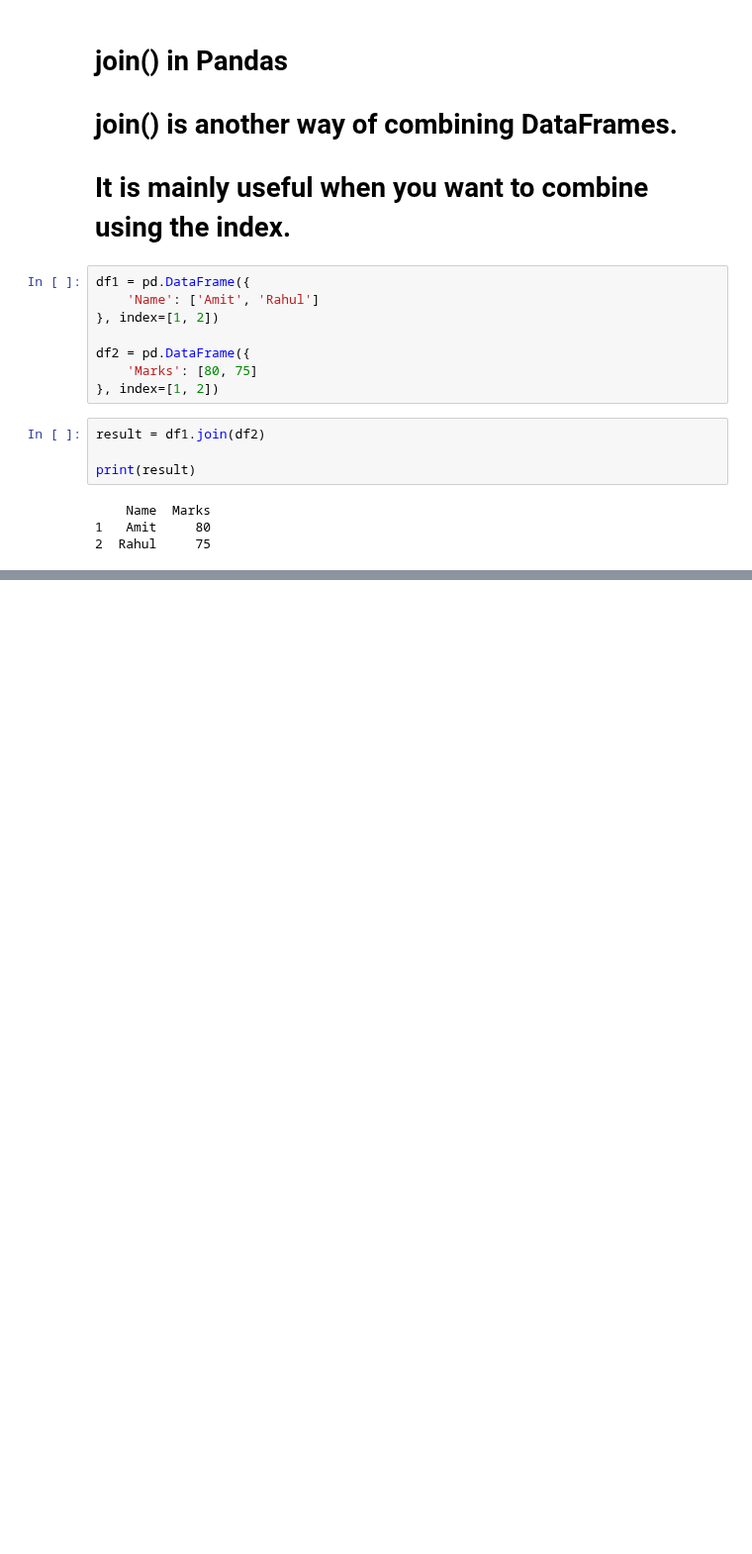
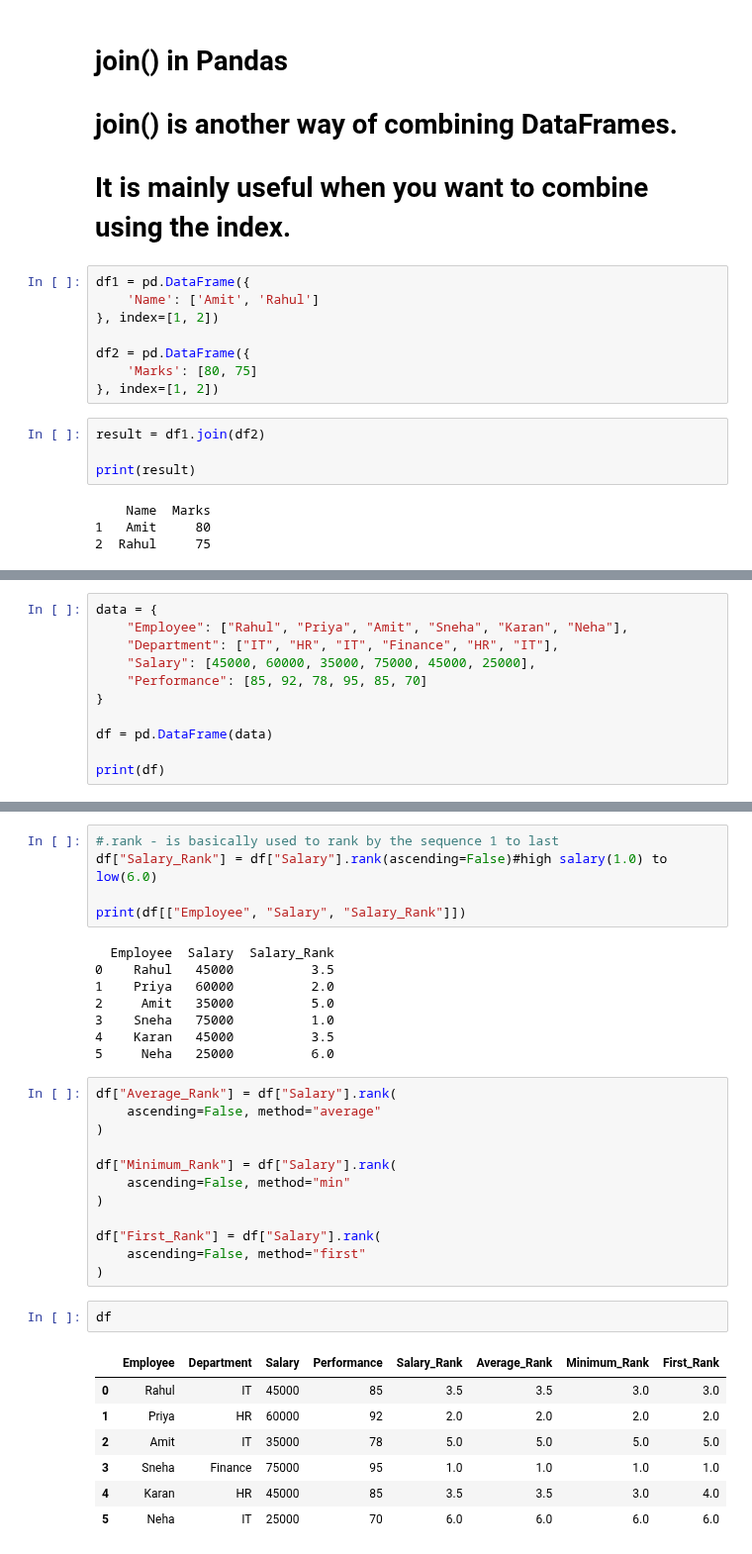
Before and after one commit to gtejas-45/Started-Python, a Jupyter notebook: LibraryALL/pandas.ipynb, the cells around one changed output, grey strips where cells are left out. Shown at 99% size. Drawn from its saved outputs; the diff is of its cells as text; blank space fills up the shorter version.

```diff
--- a/LibraryALL/pandas.ipynb
+++ b/LibraryALL/pandas.ipynb
@@ -813,0 +1256,11 @@ print(result)
+# %%
+data = {
+    "Employee": ["Rahul", "Priya", "Amit", "Sneha", "Karan", "Neha"],
+    "Department": ["IT", "HR", "IT", "Finance", "HR", "IT"],
+    "Salary": [45000, 60000, 35000, 75000, 45000, 25000],
+    "Performance": [85, 92, 78, 95, 85, 70]
+}
+
+df = pd.DataFrame(data)
+
+print(df)
@@ -813,0 +1343,35 @@ print(result)
+# %%
+#.rank - is basically used to rank by the sequence 1 to last
+df["Salary_Rank"] = df["Salary"].rank(ascending=False)#high salary(1.0) to low(6.0)
+
+print(df[["Employee", "Salary", "Salary_Rank"]])
+# %% [output]
+  Employee  Salary  Salary_Rank
+0    Rahul   45000          3.5
+1    Priya   60000          2.0
+2     Amit   35000          5.0
+3    Sneha   75000          1.0
+4    Karan   45000          3.5
+5     Neha   25000          6.0
+# %%
+df["Average_Rank"] = df["Salary"].rank(
+    ascending=False, method="average"
+)
+
+df["Minimum_Rank"] = df["Salary"].rank(
+    ascending=False, method="min"
+)
+
+df["First_Rank"] = df["Salary"].rank(
+    ascending=False, method="first"
+)
+# %%
+df
+# %% [output]
+|  | Employee | Department | Salary | Performance | Salary_Rank | Average_Rank | Minimum_Rank | First_Rank |
+| 0 | Rahul | IT | 45000 | 85 | 3.5 | 3.5 | 3.0 | 3.0 |
+| 1 | Priya | HR | 60000 | 92 | 2.0 | 2.0 | 2.0 | 2.0 |
+| 2 | Amit | IT | 35000 | 78 | 5.0 | 5.0 | 5.0 | 5.0 |
+| 3 | Sneha | Finance | 75000 | 95 | 1.0 | 1.0 | 1.0 | 1.0 |
+| 4 | Karan | HR | 45000 | 85 | 3.5 | 3.5 | 3.0 | 4.0 |
+| 5 | Neha | IT | 25000 | 70 | 6.0 | 6.0 | 6.0 | 6.0 |
```
Also changed, not shown: parts of 55 cells of this notebook, 12 other files.
